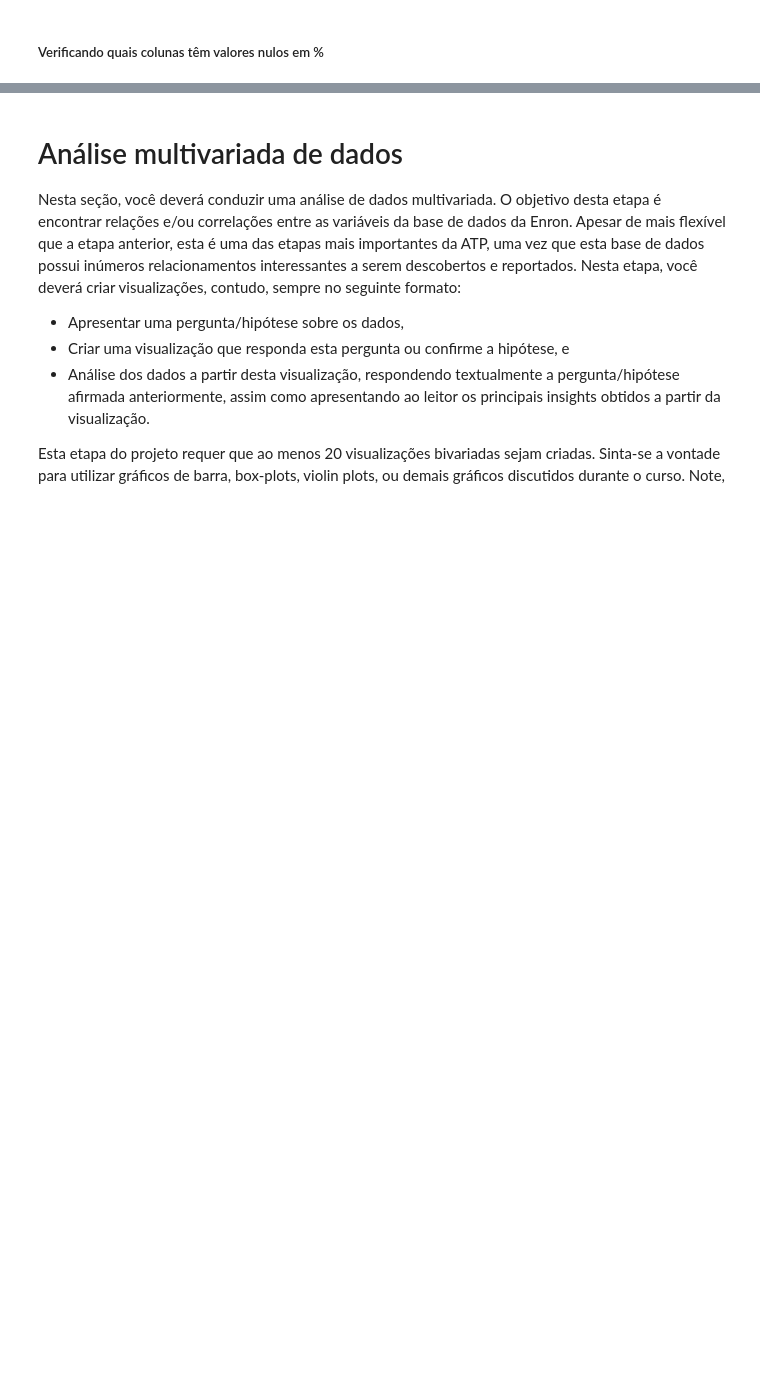
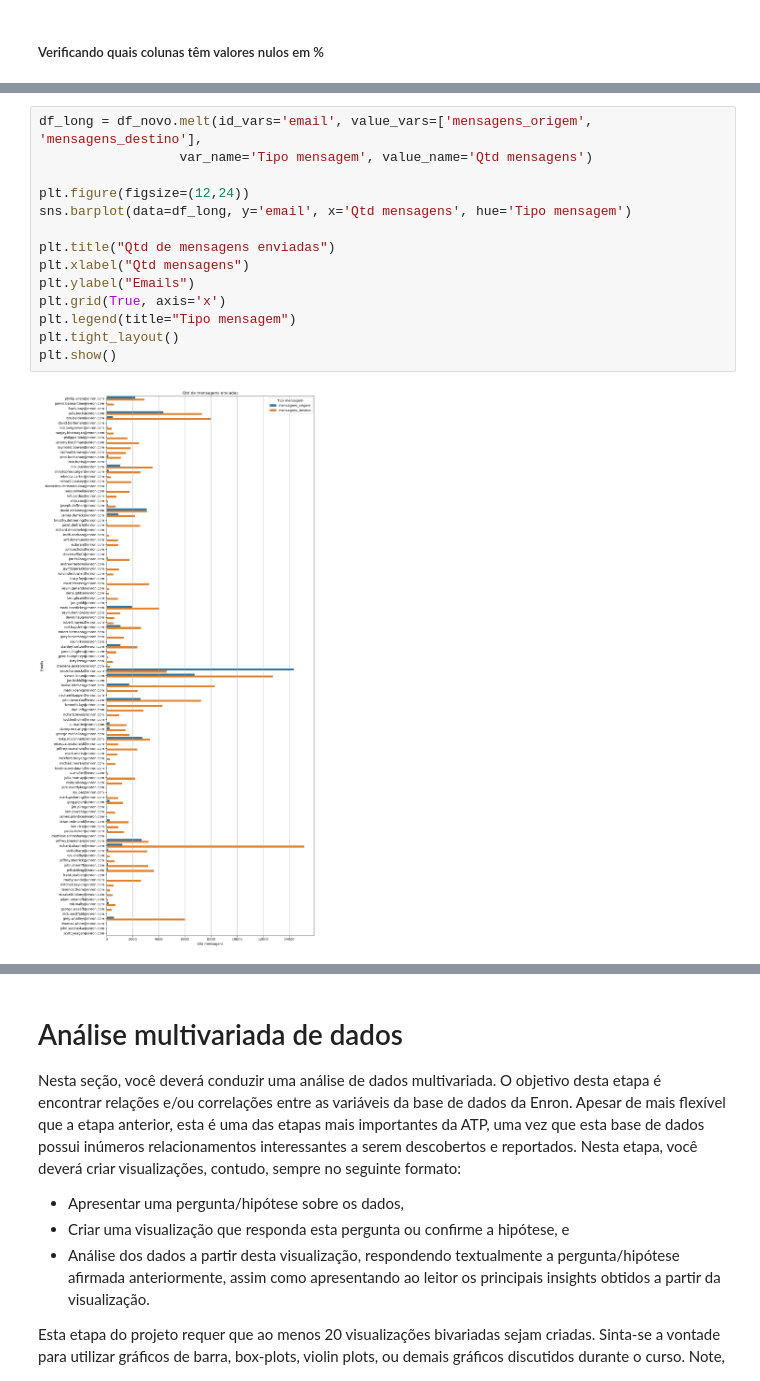
Before and after one commit to alexandrekowa/atp_analise_exp_dados, a Jupyter notebook: atp_analise_preparacao_dados_template.ipynb, the cells around one changed output, grey strips where cells are left out. Cells and saved outputs as stored; diff of their text form; blank space fills up the shorter version.

```diff
--- a/atp_analise_preparacao_dados_template.ipynb
+++ b/atp_analise_preparacao_dados_template.ipynb
@@ -415,0 +465,16 @@ df
+# %%
+df_long = df_novo.melt(id_vars='email', value_vars=['mensagens_origem', 'mensagens_destino'],
+                  var_name='Tipo mensagem', value_name='Qtd mensagens')
+
+plt.figure(figsize=(12,24))
+sns.barplot(data=df_long, y='email', x='Qtd mensagens', hue='Tipo mensagem')
+
+plt.title("Qtd de mensagens enviadas")
+plt.xlabel("Qtd mensagens")
+plt.ylabel("Emails")
+plt.grid(True, axis='x')
+plt.legend(title="Tipo mensagem")
+plt.tight_layout()
+plt.show()
+# %% [output]
+[figure, added]
```
Also changed, not shown: parts of 18 cells of this notebook.
